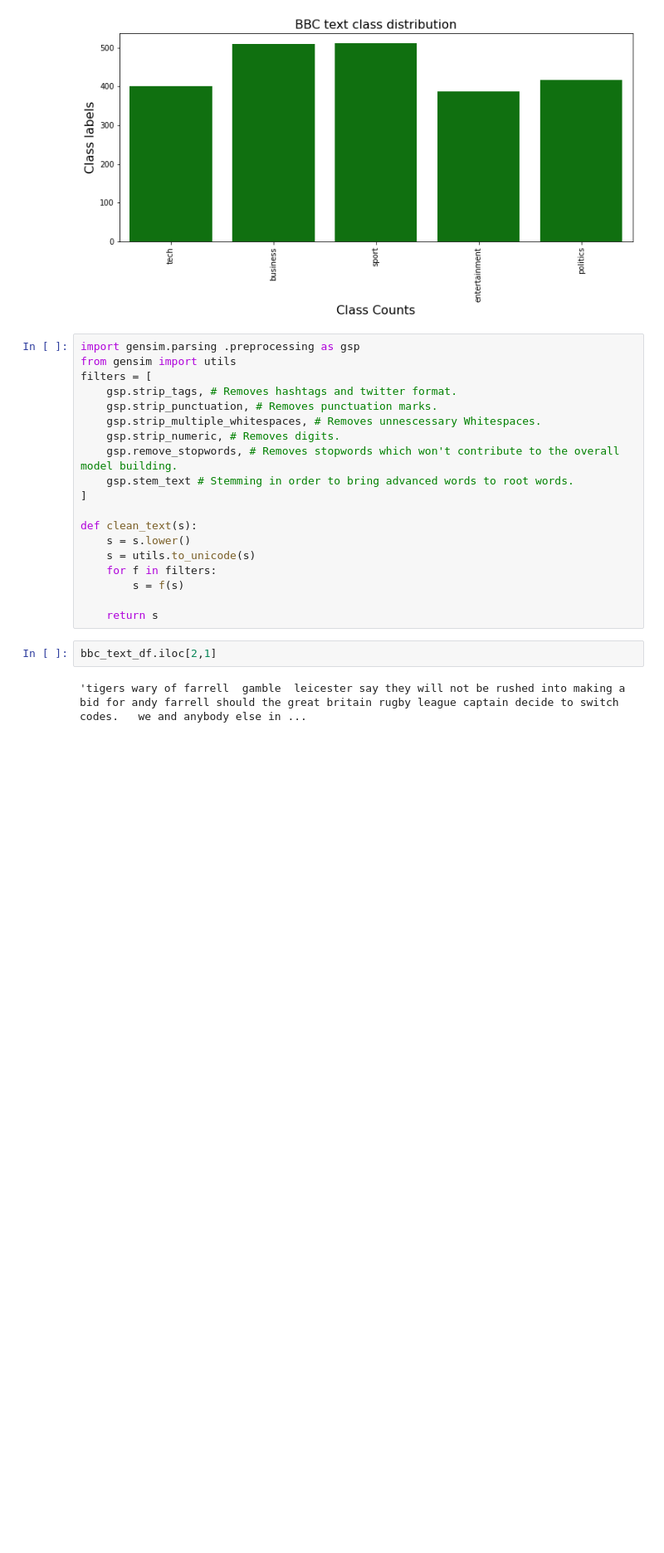
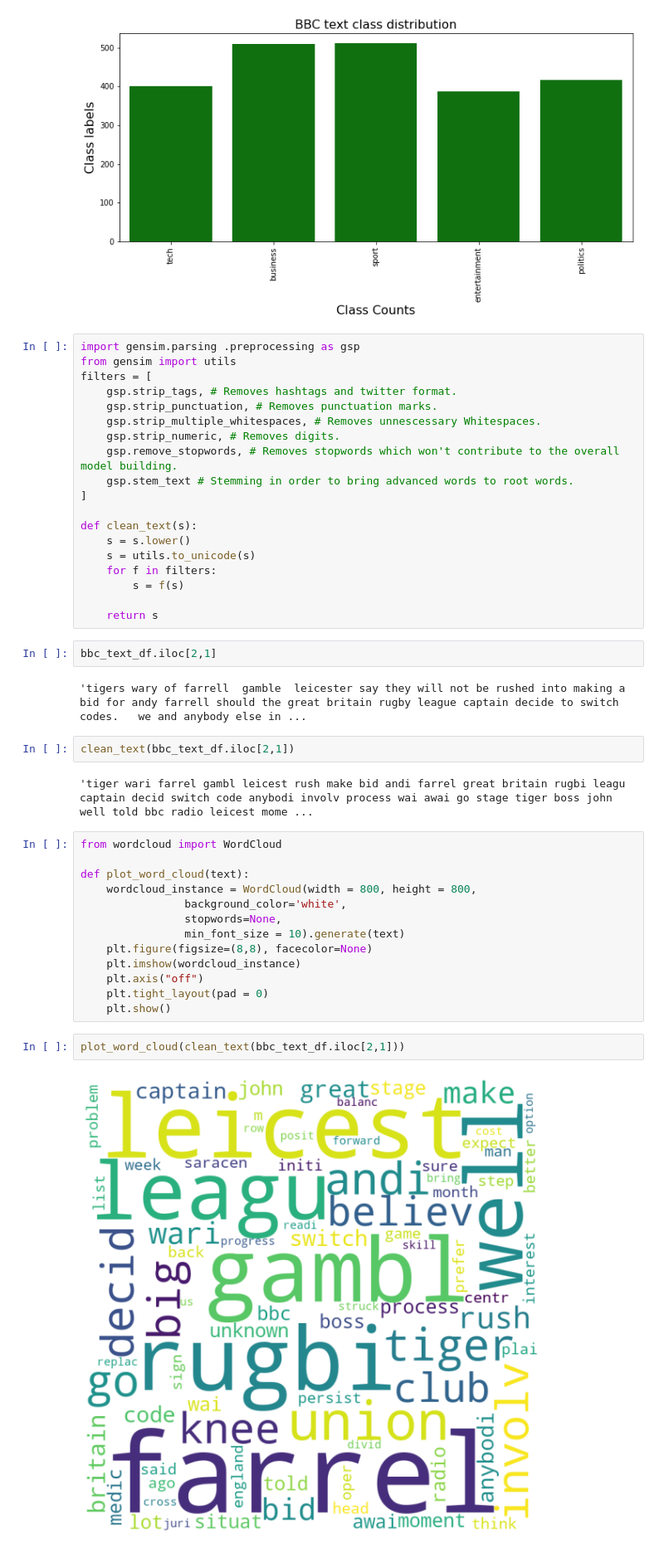
Before and after one commit to SiddheshCodeMaster/BBC-News-Classifier-NLP, a Jupyter notebook: bbc_news_classifier.ipynb, the cells around one changed output. Shown at 83% size. Drawn from its saved outputs; the diff is of its cells as text; blank space fills up the shorter version.

```diff
--- a/bbc_news_classifier.ipynb
+++ b/bbc_news_classifier.ipynb
@@ -52,3 +52,24 @@ def clean_text(s):
 bbc_text_df.iloc[2,1]
 # %% [output]
 'tigers wary of farrell  gamble  leicester say they will not be rushed into making a bid for andy farrell should the great britain rugby league captain decide to switch codes.   we and anybody else in ...
+# %%
+clean_text(bbc_text_df.iloc[2,1])
+# %% [output]
+'tiger wari farrel gambl leicest rush make bid andi farrel great britain rugbi leagu captain decid switch code anybodi involv process wai awai go stage tiger boss john well told bbc radio leicest mome ...
+# %%
+from wordcloud import WordCloud
+
+def plot_word_cloud(text):
+    wordcloud_instance = WordCloud(width = 800, height = 800,
+                background_color='white',
+                stopwords=None,
+                min_font_size = 10).generate(text)
+    plt.figure(figsize=(8,8), facecolor=None)
+    plt.imshow(wordcloud_instance)
+    plt.axis("off")
+    plt.tight_layout(pad = 0)
+    plt.show()
+# %%
+plot_word_cloud(clean_text(bbc_text_df.iloc[2,1]))
+# %% [output]
+[figure, added]
```
Also changed, not shown: parts of 14 cells of this notebook.
